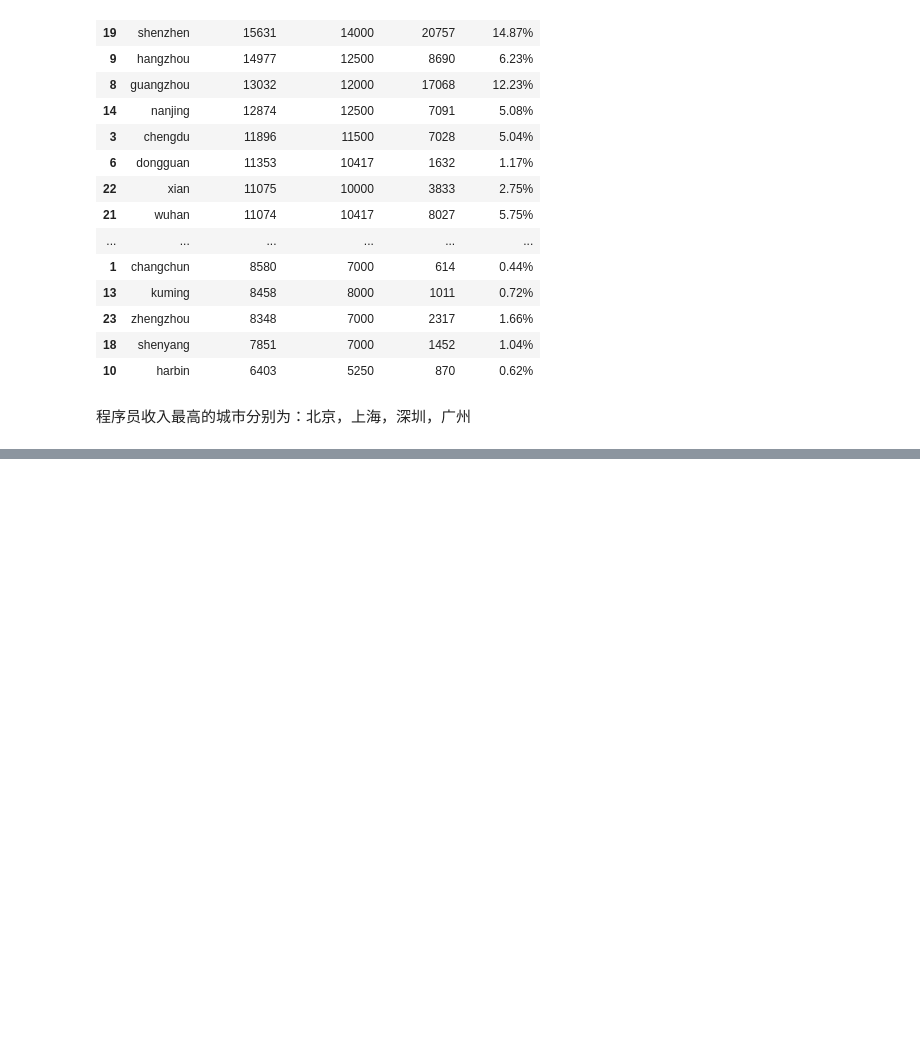
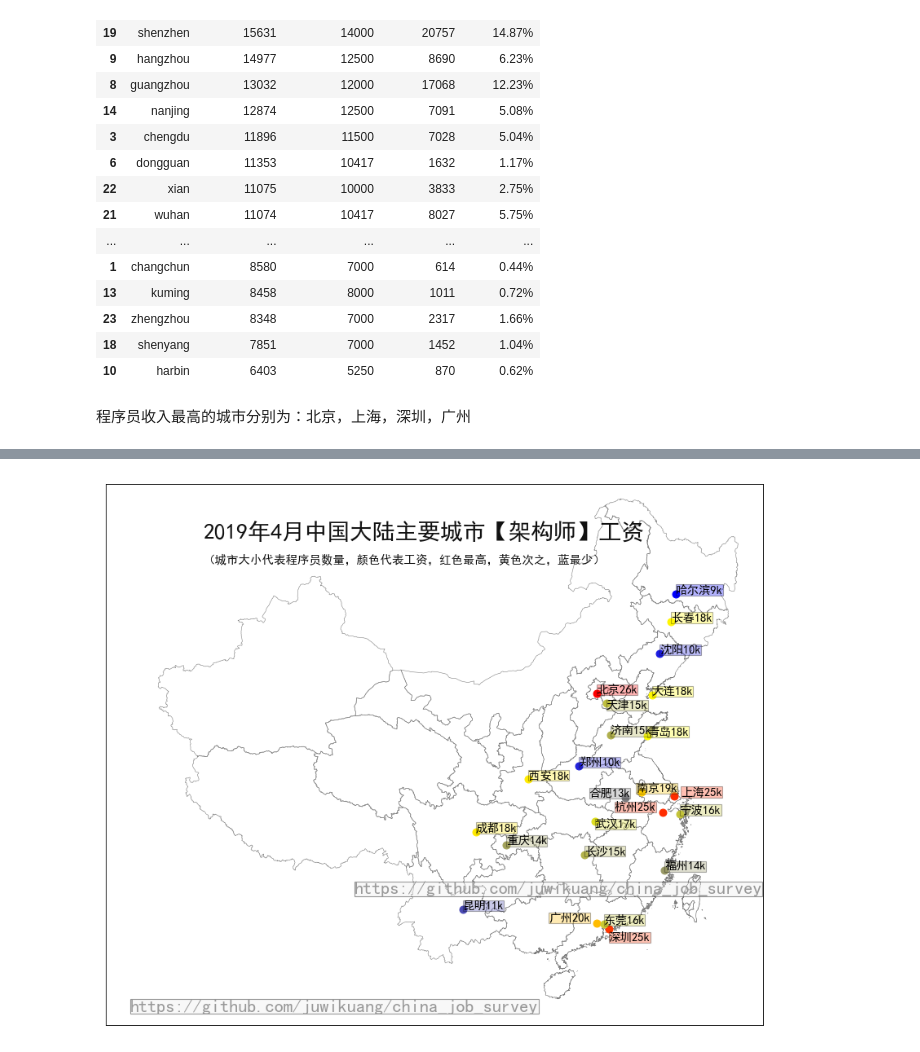
Before and after one commit to EricWebsmith/china_job_survey, a Jupyter notebook: geo/cities_basemap.ipynb, the cells around one changed output, grey strips where cells are left out. Drawn from its saved outputs; the diff is of its cells as text; code cells hidden in the pictures; blank space fills up the shorter version.

```diff
--- a/geo/cities_basemap.ipynb
+++ b/geo/cities_basemap.ipynb
@@ -194,0 +226,2 @@ plt.show()
+# %%
+data_city_architect = get_sub_stats(data[data.career_architect==1],'city_')
@@ -194,0 +248,4 @@ plt.show()
+# %%
+draw_map(data_city_architect,'2019年4月中国大陆主要城市【架构师】工资')
+# %% [output]
+[figure, added]
```
Also changed, not shown: parts of 34 cells of this notebook, 6 other files.
